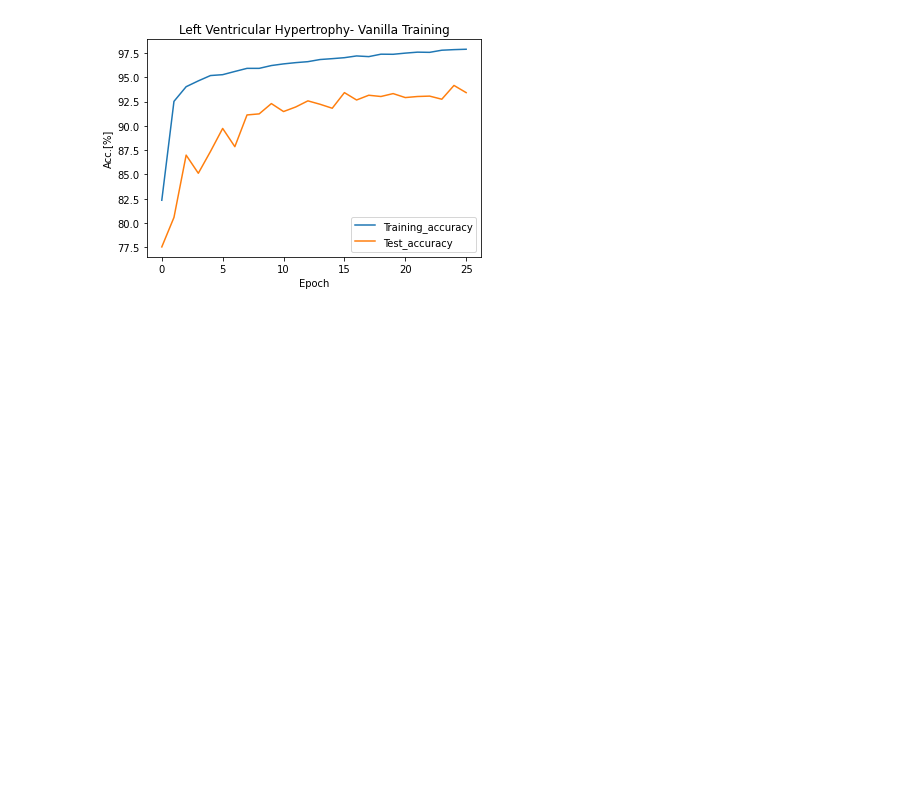
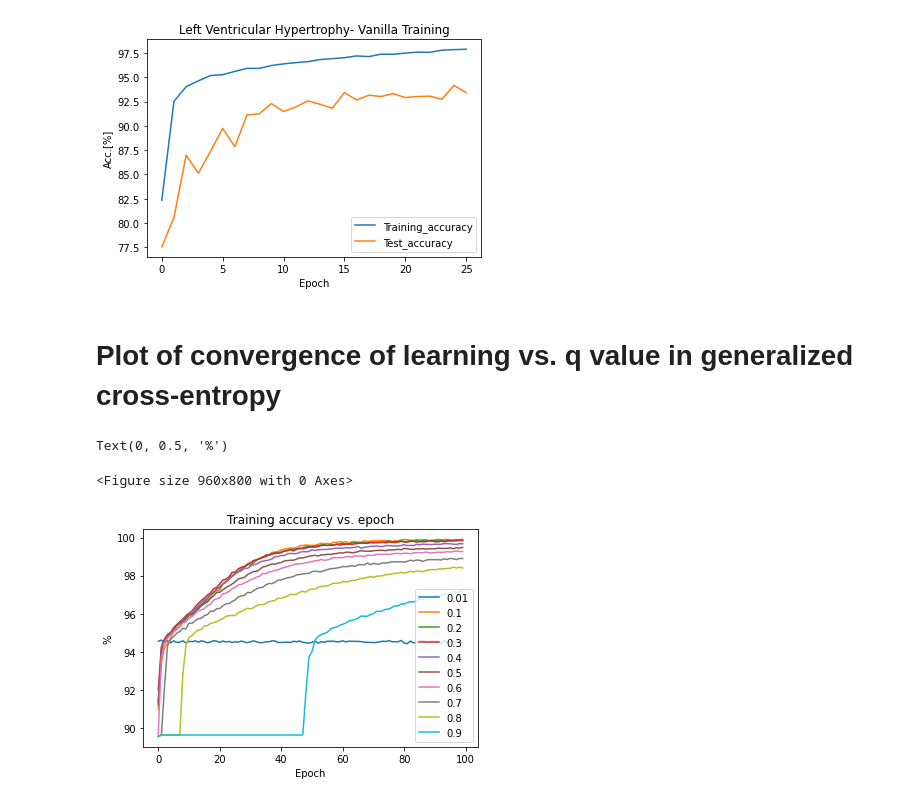
Before and after one commit to vgliner/Learning_from_failure_final_project, a Jupyter notebook: Main_notebook.ipynb, the cells around one changed output. Saved outputs shown, nothing was run; the diff lists cells and outputs as text; code cells hidden in the pictures; blank space fills up the shorter version.

```diff
--- a/Main_notebook.ipynb
+++ b/Main_notebook.ipynb
@@ -133,3 +130,30 @@ Text(0.5, 1.0, 'Left Ventricular Hypertrophy- Vanilla Training')
 [figure]
 <Figure size 960x800 with 0 Axes>
 [figure]
+# %% [markdown]
+# Plot of convergence of learning vs. q value in generalized cross-entropy
+# %%
+import os
+import pandas as pd
+headers = ['Epoch','Training_accuracy','Test_accuracy','Training_loss','Test_loss','Is_checkpoint']
+plt.figure(figsize=(12,10), dpi= 80)
+cwd = os.getcwd()
+q_files_dir = os.path.join(cwd,r'q_values_data')
+q_files = os.listdir(q_files_dir)
+q_list = []
+fig, ax = plt.subplots(1, 1)
+for i, file in enumerate(q_files):
+    q_list.append(file[:-4])
+    data=pd.read_csv(os.path.join(q_files_dir,file),sep='\t',names=headers,header=0)
+    # print(data.head(5))
+    data.plot(x="Epoch", y="Training_accuracy",ax=ax, label= file[:-4])
+    # ax2 = data.plot(x="Epoch", y="Test_accuracy")
+    # data.plot(x="Epoch", y="Test_accuracy",ax=ax2)
+    # plt.xlabel('Epoch')
+    # plt.ylabel('Acc.[%]')
+plt.title('Training accuracy vs. epoch')
+plt.ylabel('%')
+# %% [output]
+Text(0, 0.5, '%')
+<Figure size 960x800 with 0 Axes>
+[figure, added]
```
Also changed, not shown: parts of 8 cells of this notebook, 6 other files.
